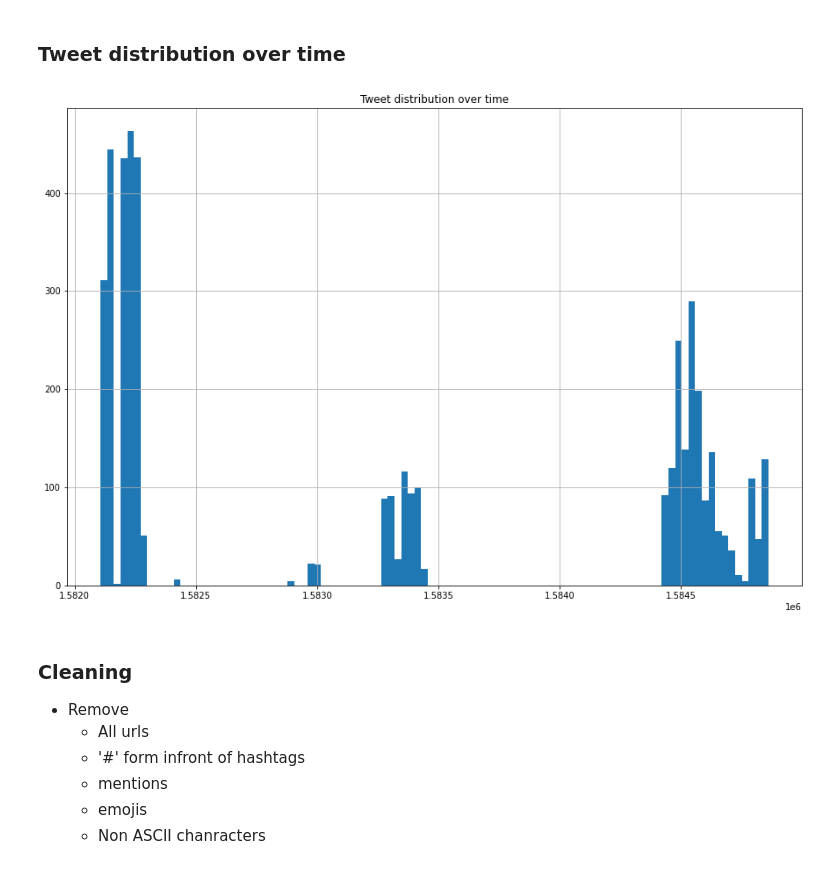
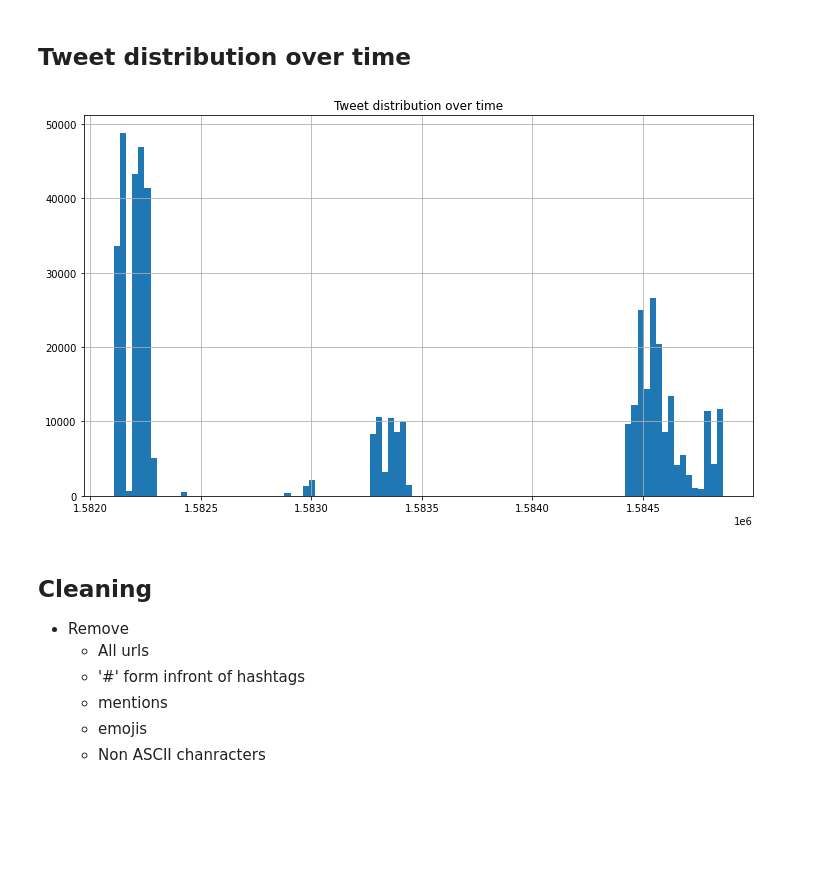
Before and after one commit to mukuz97/twitter_sentiment_analysis, a Jupyter notebook: Analysis/Analysis.ipynb, the cells around one changed output. Drawn from its saved outputs; the diff is of its cells as text; code cells hidden in the pictures; blank space fills up the shorter version.

Commit message:
Analysis

```diff
--- a/Analysis/Analysis.ipynb
+++ b/Analysis/Analysis.ipynb
@@ -7,9 +8,10 @@ import re
 # %%
-IS_SAMPLE_ANALYSIS = True
+IS_SAMPLE_ANALYSIS = False
 TARGET = 'google'
 if IS_SAMPLE_ANALYSIS:
-    TARGET = 'sample_' + TARGET
+    TARGET += '_sample'
+FIGURE_SIZE = (12,7)
 # %%
 cols = ['text','timestamp','user','tweet_source','tweet_id','user_location','source_device']
-tweets = pd.read_csv('../data/google_sample.csv', names=cols)
+tweets = pd.read_csv('../data/' + TARGET + '.csv', names=cols)
 # %%
@@ -24,15 +26,15 @@ tweets.head()
 # %% [markdown]
-### Tweet distribution over time
+## Tweet distribution over time
 # %%
 dates = pd.DataFrame(tweets['timestamp']/1000)
 # %%
-dates.hist(bins=100, figsize=(15,10))
+dates.hist(bins=100, figsize=FIGURE_SIZE)
 plt.title('Tweet distribution over time')
 plt.show()
 # %% [output]
-[figure, old version]
+[figure, new version]
 # %% [markdown]
-### Cleaning
+## Cleaning
 - Remove
     - All urls
     - '#' form infront of hashtags
```
Also changed, not shown: parts of 28 cells of this notebook, 2 other files.
